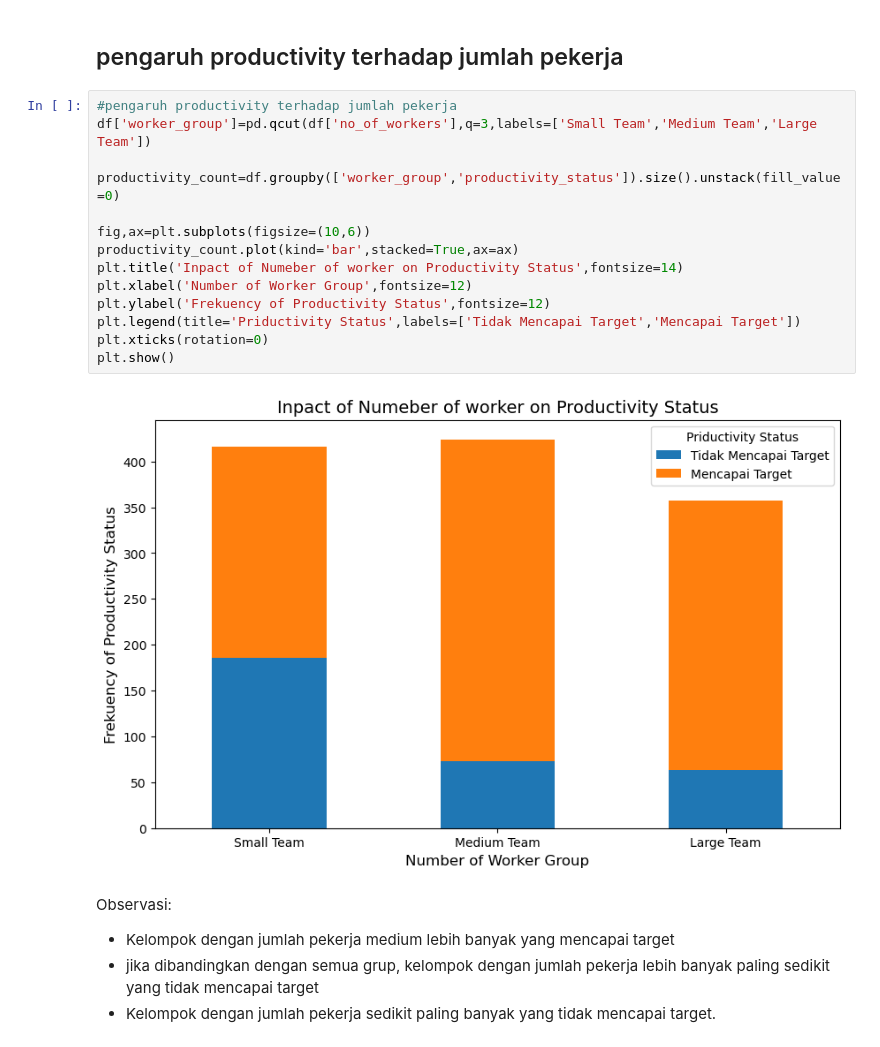
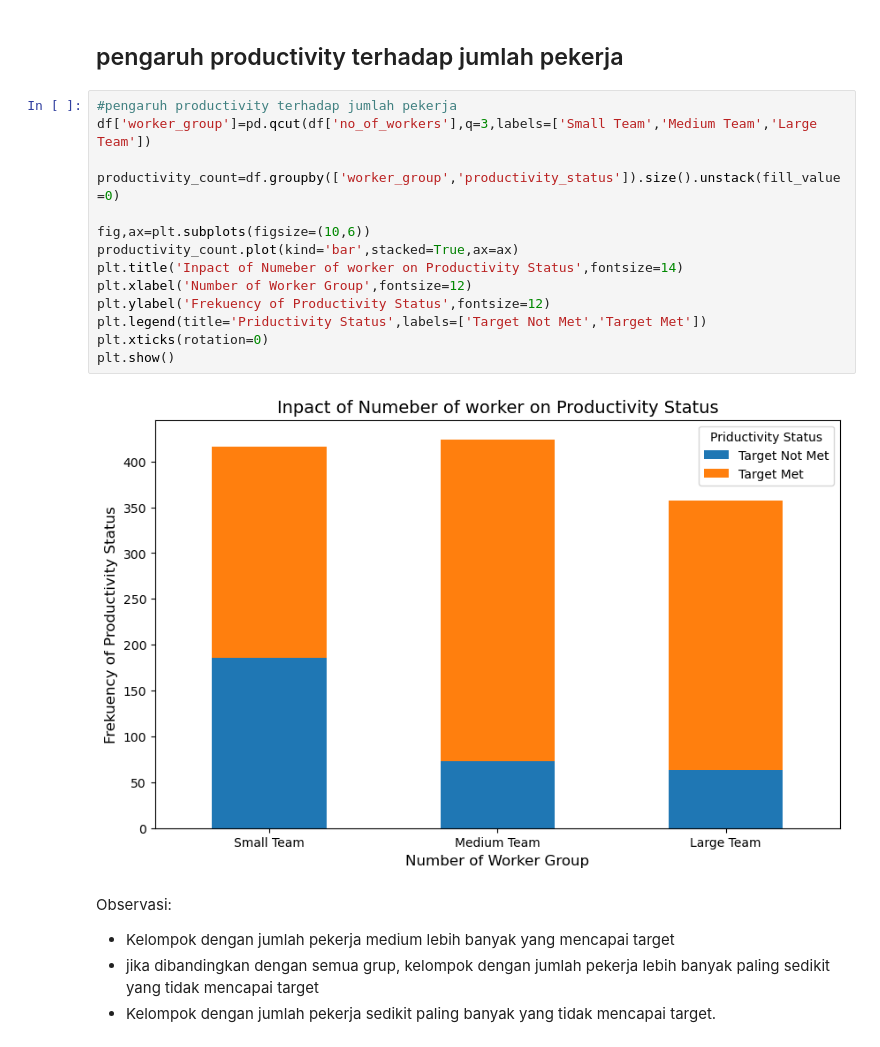
Before and after one commit to tiyasanin1/garment-productivity-analysis, a Jupyter notebook: notebook/code.ipynb, the cells around one changed output. Drawn from its saved outputs; the diff is of its cells as text.

```diff
--- a/notebook/code.ipynb
+++ b/notebook/code.ipynb
@@ -161,19 +172,19 @@ plt.show()
 # %%
 #pengaruh productivity terhadap jumlah pekerja
 df['worker_group']=pd.qcut(df['no_of_workers'],q=3,labels=['Small Team','Medium Team','Large Team'])
 
 productivity_count=df.groupby(['worker_group','productivity_status']).size().unstack(fill_value=0)
 
 fig,ax=plt.subplots(figsize=(10,6))
 productivity_count.plot(kind='bar',stacked=True,ax=ax)
 plt.title('Inpact of Numeber of worker on Productivity Status',fontsize=14)
 plt.xlabel('Number of Worker Group',fontsize=12)
 plt.ylabel('Frekuency of Productivity Status',fontsize=12)
-plt.legend(title='Priductivity Status',labels=['Tidak Mencapai Target','Mencapai Target'])
+plt.legend(title='Priductivity Status',labels=['Target Not Met','Target Met'])
 plt.xticks(rotation=0)
 plt.show()
 # %% [output]
-[figure, old version]
+[figure, new version]
 # %% [markdown]
 Observasi:
 - Kelompok dengan jumlah pekerja medium lebih banyak yang mencapai target
```
Also changed, not shown: parts of 9 cells of this notebook.
